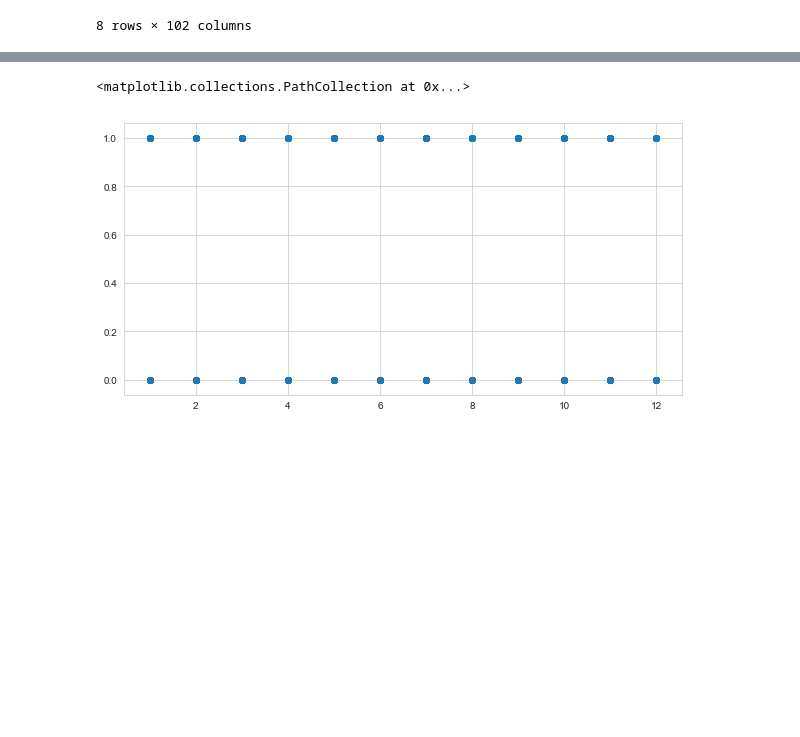
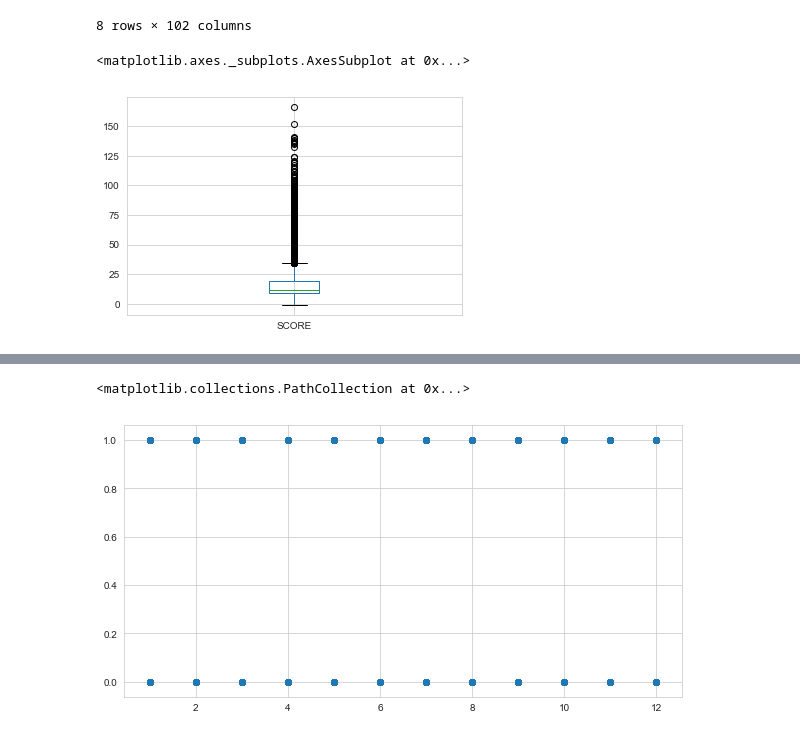
Before and after one commit to deep22kar/random-forest, a Jupyter notebook: EDA.ipynb, the cells around one changed output, grey strips where cells are left out. Saved outputs shown, nothing was run; the diff lists cells and outputs as text; code cells hidden in the pictures; blank space fills up the shorter version.

```diff
--- a/EDA.ipynb
+++ b/EDA.ipynb
@@ -191,3 +193,9 @@ data.describe()
 | 75% | 90971.250000 | 5.004639e+07 | 11228.000000 | 9.000000 | 2018.000000 | 2.000000 | 2.000000 | ... |
 | max | 120763.000000 | 5.009212e+07 | 12345.000000 | 12.000000 | 2019.000000 | 14.000000 | 14.000000 | ... |
 8 rows × 102 columns
+# %%
+# visualize for outliers of scores
+data.boxplot(column='SCORE')
+# %% [output]
+<matplotlib.axes._subplots.AxesSubplot at 0x...>
+[figure, added]
```
Also changed, not shown: parts of 33 cells of this notebook.
